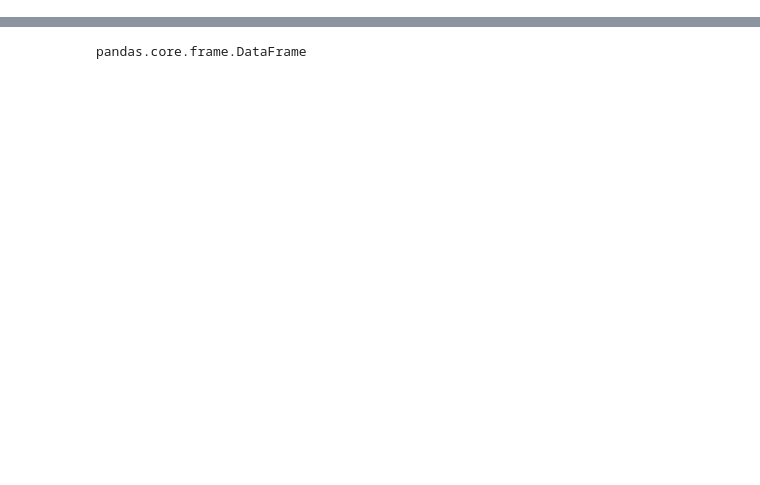
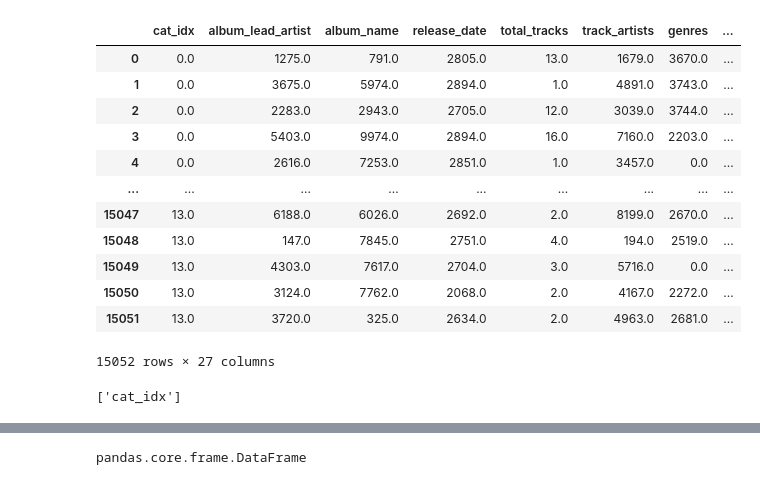
Before and after one commit to bw-project-name/data-science, a Jupyter notebook: Spotify_neural_net.ipynb, the cells around one changed output, grey strips where cells are left out. Drawn from its saved outputs; the diff is of its cells as text; code cells hidden in the pictures; blank space fills up the shorter version.

Commit message:
dded more to the model and encoded more

```diff
--- a/Spotify_neural_net.ipynb
+++ b/Spotify_neural_net.ipynb
@@ -98,0 +133,21 @@ features  = set(model_data.columns)- set(target)
+# %%
+
+model_data
+# %% [output]
+|  | cat_idx | album_lead_artist | album_name | release_date | total_tracks | track_artists | genres | ... |
+| 0 | 0.0 | 1275.0 | 791.0 | 2805.0 | 13.0 | 1679.0 | 3670.0 | ... |
+| 1 | 0.0 | 3675.0 | 5974.0 | 2894.0 | 1.0 | 4891.0 | 3743.0 | ... |
+| 2 | 0.0 | 2283.0 | 2943.0 | 2705.0 | 12.0 | 3039.0 | 3744.0 | ... |
+| 3 | 0.0 | 5403.0 | 9974.0 | 2894.0 | 16.0 | 7160.0 | 2203.0 | ... |
+| 4 | 0.0 | 2616.0 | 7253.0 | 2851.0 | 1.0 | 3457.0 | 0.0 | ... |
+| ... | ... | ... | ... | ... | ... | ... | ... | ... |
+| 15047 | 13.0 | 6188.0 | 6026.0 | 2692.0 | 2.0 | 8199.0 | 2670.0 | ... |
+| 15048 | 13.0 | 147.0 | 7845.0 | 2751.0 | 4.0 | 194.0 | 2519.0 | ... |
+| 15049 | 13.0 | 4303.0 | 7617.0 | 2704.0 | 3.0 | 5716.0 | 0.0 | ... |
+| 15050 | 13.0 | 3124.0 | 7762.0 | 2068.0 | 2.0 | 4167.0 | 2272.0 | ... |
+| 15051 | 13.0 | 3720.0 | 325.0 | 2634.0 | 2.0 | 4963.0 | 2681.0 | ... |
+15052 rows × 27 columns
+# %%
+target
+# %% [output]
+['cat_idx']
```
Also changed, not shown: parts of 39 cells of this notebook.
